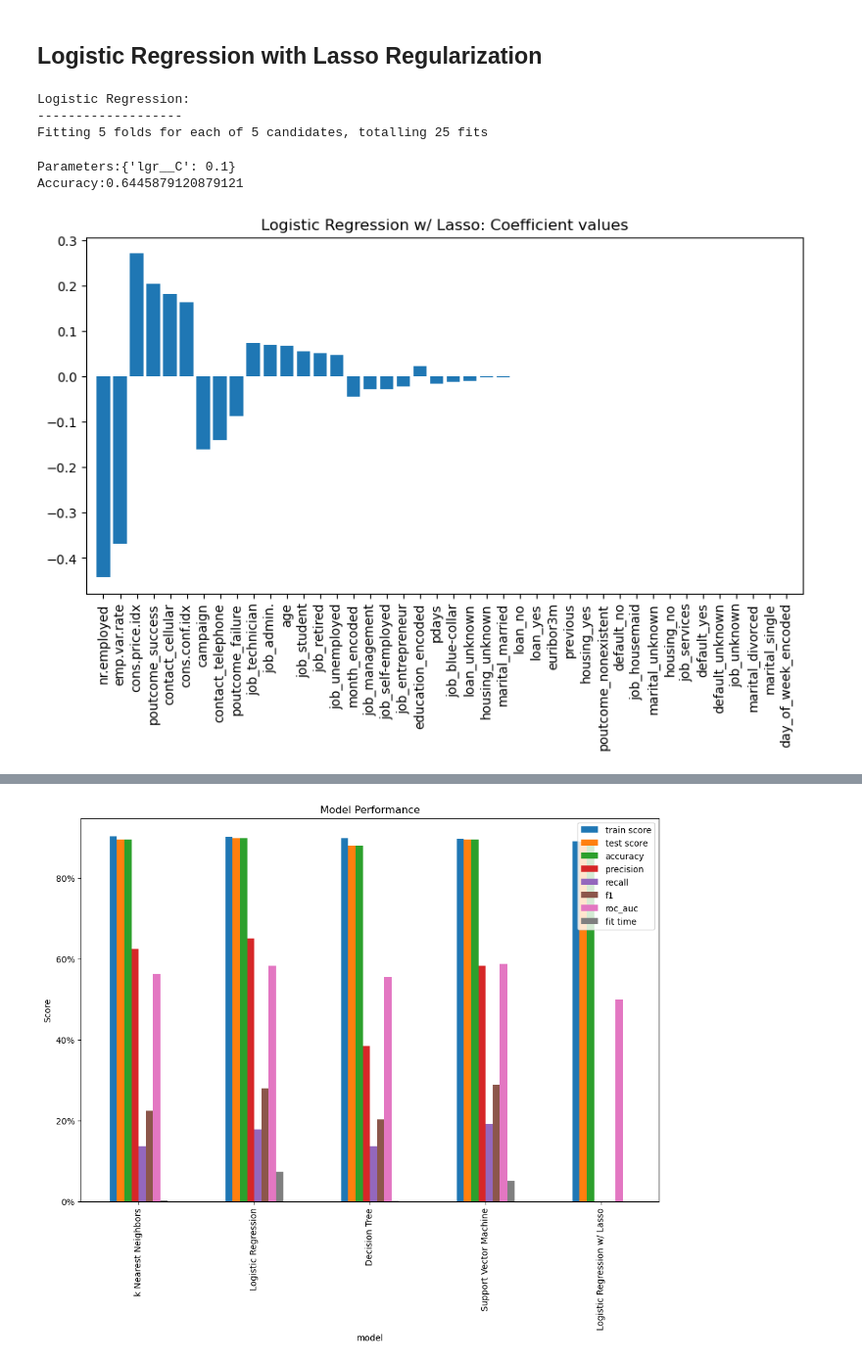
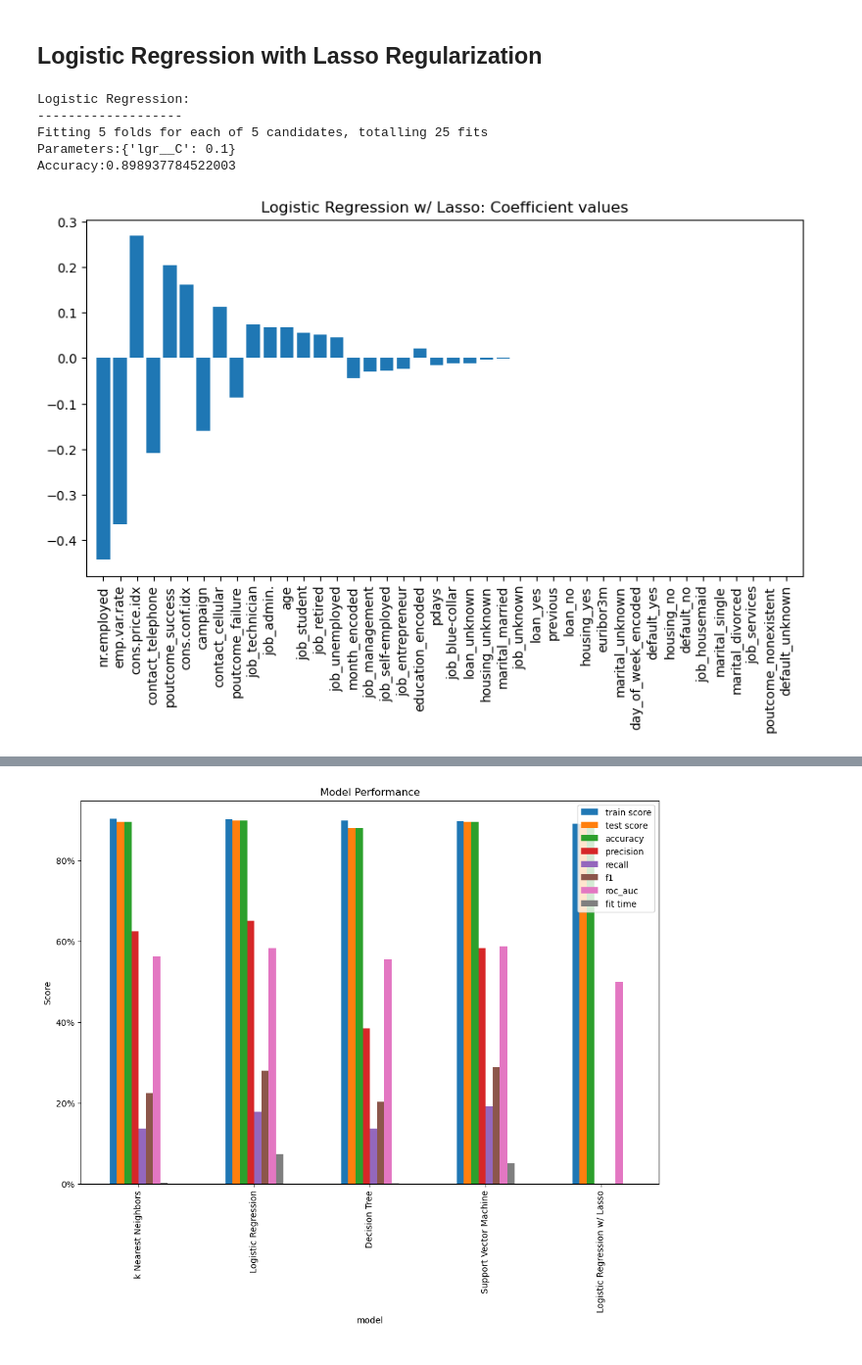
Before and after one commit to johnprg/BankData, a Jupyter notebook: try_it_17.1.ipynb, the cells around one changed output, grey strips where cells are left out. Shown at 98% size. Cells and saved outputs as stored; diff of their text form; code cells hidden in the pictures.

Commit message:
cleaning up grid searches and outputs

```diff
--- a/try_it_17.1.ipynb
+++ b/try_it_17.1.ipynb
@@ -613,6 +619,8 @@ results_df = pd.DataFrame(res_dict).set_index('model')
 from time import time
 
 def run_grids(X, y, title, n_iter=1, verbose=False, scoring='accuracy'):
+    results_df.loc[:, 'train score'] = 0
+
     for iter in range(n_iter):
         seed = np.random.randint(1000)
         X_train, X_test, y_train, y_test = train_test_split(X, y, test_size=0.2, random_state=seed)
@@ -625,13 +633,22 @@ def run_grids(X, y, title, n_iter=1, verbose=False, scoring='accuracy'):
         models = [knn_model, lgr_model, dt_model, svm_model]
 
         for i, model in enumerate(models):
+            # skip the model if the train score is less than the best result so far
+            if (model.score(X_train, y_train) < results_df.loc[results_df.index[i], 'train score']):
+                print(f'skipping model: {results_df.index[i]}')
+                continue
+
+            print(f'refitting model: {results_df.index[i]}')
             start = time()
             model.fit(X_train, y_train)
             end = time()
             fit_time = end - start
 
-            preds = model.predict(X_test)
+            print(f'predicting model: {results_df.index[i]}')
+            preds = model.predict(X_test.values)
 
+            print('calculating scores')
+            results_df.loc[results_df.index[i], 'seed'] = seed
             results_df.loc[results_df.index[i], 'train score'] = model.score(X_train, y_train)
             results_df.loc[results_df.index[i], 'test score'] = model.score(X_test, y_test)
             results_df.loc[results_df.index[i], 'fit time'] = fit_time
@@ -649,7 +666,7 @@ def run_grids(X, y, title, n_iter=1, verbose=False, scoring='accuracy'):
             print(results_df)
 # %%
 
-run_grids(X_train, y_train, 'Bank Data', 5, True, 'precision')
+run_grids(X_train, y_train, 'Bank Data', 5, True, 'accuracy')
 # %% [output]
 K-Nearest Neighbors:
 -------------------
@@ -874,15 +906,15 @@ def lgr_search_lasso(X_train, y_train, verbose=False, scoring='accuracy'):
     return lgr_model
 # %%
 
-lgr_model = lgr_search_lasso(X_train, y_train, True, 'precision')
+lgr_model = lgr_search_lasso(X_train, y_train, True, 'accuracy')
 show_coefficients(lgr_model, X, 'Logistic Regression w/ Lasso')
 # %% [output]
 Logistic Regression:
 -------------------
 Fitting 5 folds for each of 5 candidates, totalling 25 fits
+Parameters:{'lgr__C': 0.1}
+Accuracy:0.898937784522003
-Parameters:{'lgr__C': 0.1}
-Accuracy:0.6445879120879121
-[figure, old version]
+[figure, new version]
 # %%
 # show the confusion matrix for the winning model
 show_confusion_matrix(lgr_model, X_test, y_test, 'Logistic Regression w/ Lasso')
```
Also changed, not shown: parts of 17 cells of this notebook.
